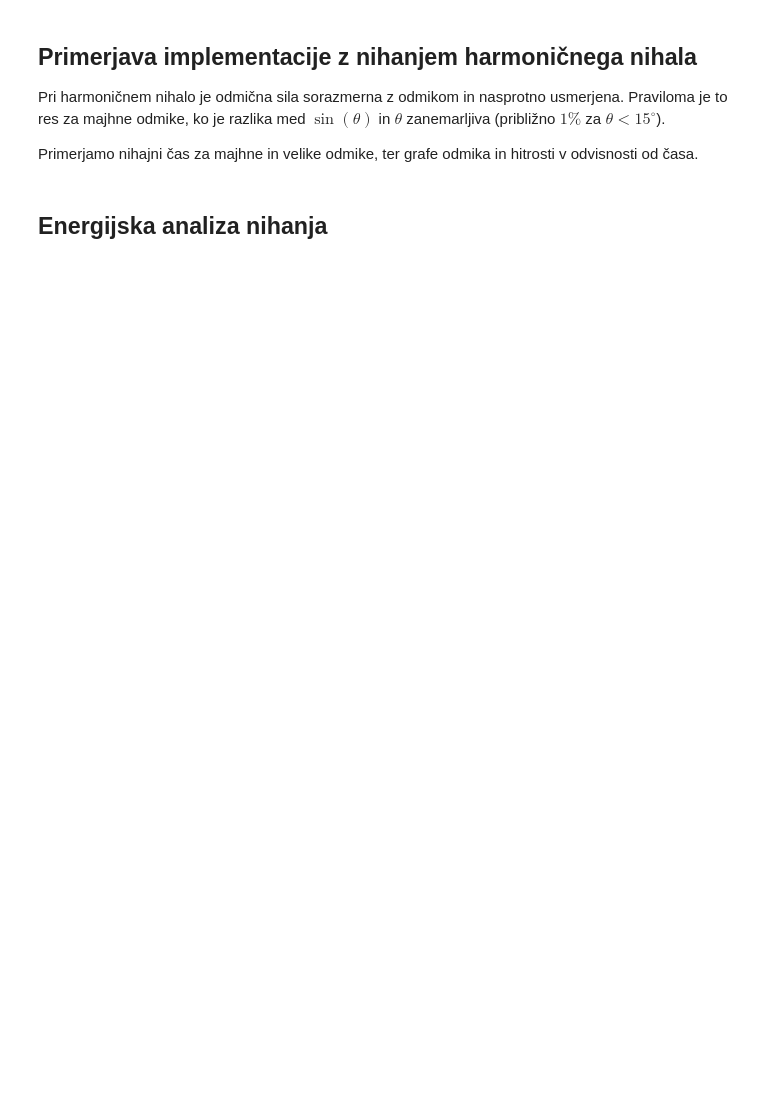
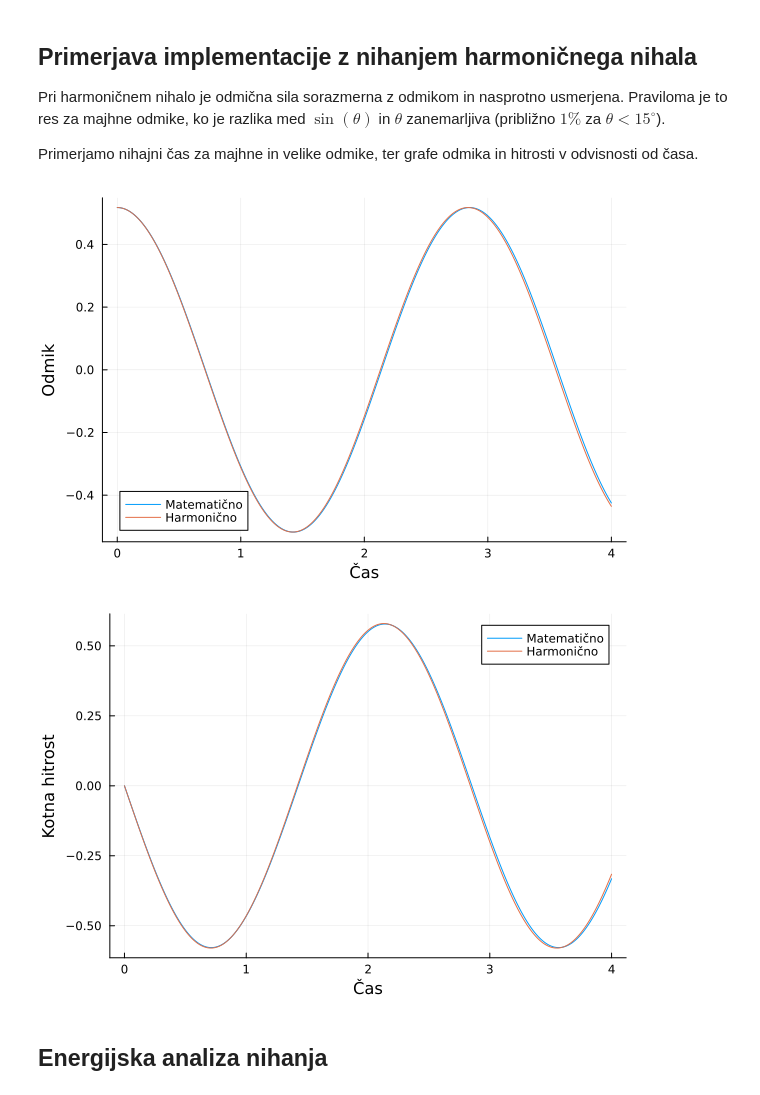
Before and after one commit to NejcHirci/NumMatHWs, a Jupyter notebook: docs/porocilo_pendulum.ipynb, the cells around one changed output. Saved outputs shown, nothing was run; the diff lists cells and outputs as text; code cells hidden in the pictures; blank space fills up the shorter version.

```diff
--- a/docs/porocilo_pendulum.ipynb
+++ b/docs/porocilo_pendulum.ipynb
@@ -35,5 +46,21 @@ Pri harmoničnem nihalo je odmična sila sorazmerna z odmikom in nasprotno usmer
 razlika med $\sin(\theta)$ in $\theta$ zanemarljiva (približno $1\%$ za $\theta < 15^\circ$).
 
 Primerjamo nihajni čas za majhne in velike odmike, ter grafe odmika in hitrosti v odvisnosti od časa.
+# %%
+t = 4.0
+l = 2.0
+n = 1000
+theta0 = pi/12.0
+dtheta0 = 0.0
+out_nihalo = nihalo(l,t,theta0, dtheta0, n)
+out_harmonic = harmonicno_nihalo(l,t,theta0,dtheta0,n)
+
+# Izračunajmo obhodni čas matematičnega in harmoničnega nihala
+t_mat
+
+plot_compare(out_nihalo, out_harmonic, t, l)
+# %% [output]
+[figure, added]
+[figure, added]
 # %% [markdown]
 ## Energijska analiza nihanja
```
Also changed, not shown: parts of 1 cell of this notebook, 1 other file.
